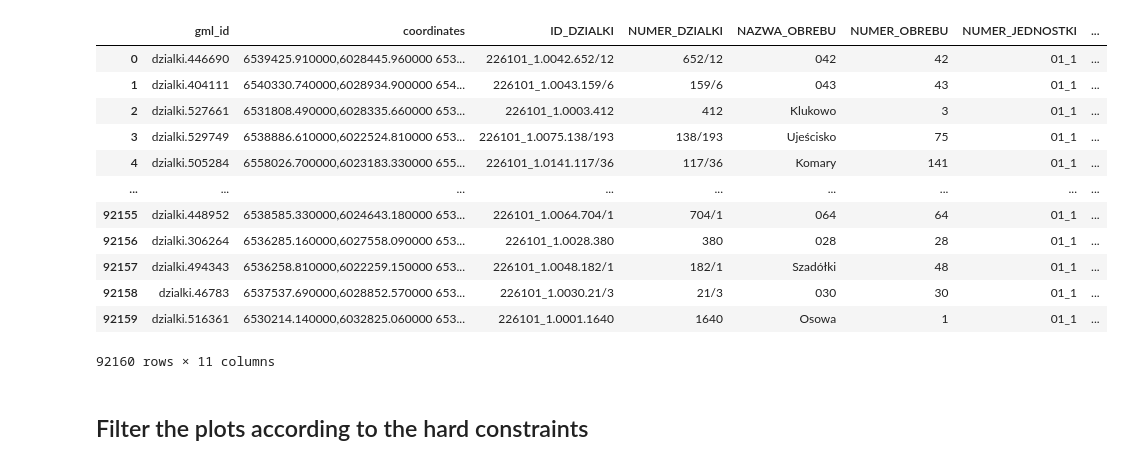
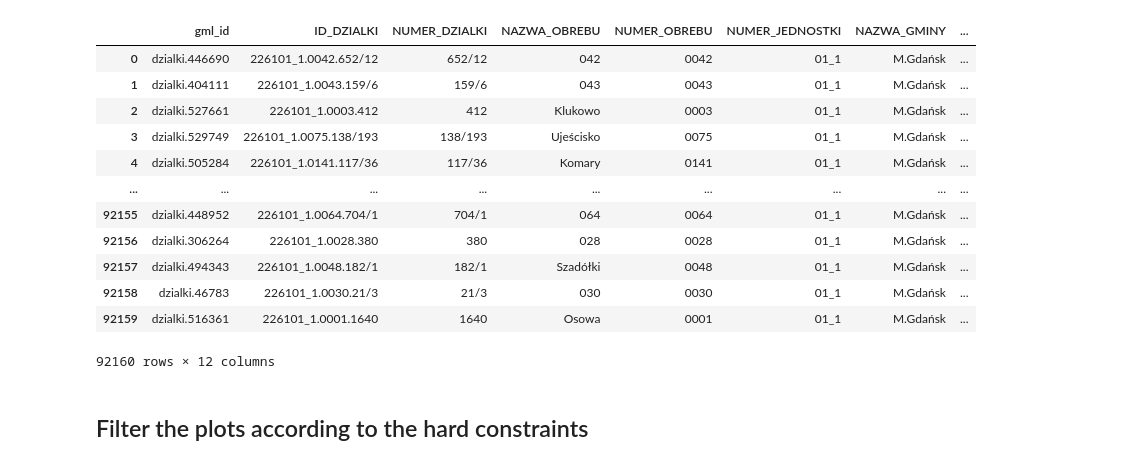
Before and after one commit to archiboi69/archestra, a Jupyter notebook: site_selection.ipynb, the cells around one changed output. Cells and saved outputs as stored; diff of their text form; code cells hidden in the pictures.

```diff
--- a/site_selection.ipynb
+++ b/site_selection.ipynb
@@ -20,32 +20,31 @@ min_shape_index = 0.6
 max_distance_to_road = 10 #m
 # %%
 # Read the data
-plots = gpd.read_file("/Users/michaldeja/Documents/GitHub/archestra/data/GIS/2261_dzialki_egib_wfs_gml.gml")
-buildings = gpd.read_file("/Users/michaldeja/Documents/GitHub/archestra/data/GIS/2261_budynki_egib_wfs_gml.gml")
-roads = gpd.read_file("/Users/michaldeja/Documents/GitHub/archestra/data/GIS/2261_ulice_egib_wfs_gml.gml")
+plots = gpd.read_file("/Users/michaldeja/Documents/GitHub/archestra/data/GIS/EGIB/2261_dzialki_egib_wfs_gml.gml")
+buildings = gpd.read_file("/Users/michaldeja/Documents/GitHub/archestra/data/GIS/EGIB/2261_budynki_egib_wfs_gml.gml")
+roads = gpd.read_file("/Users/michaldeja/Documents/GitHub/archestra/data/GIS/EGIB/2261_ulice_egib_wfs_gml.gml")
 local_plans = gpd.read_file("/Users/michaldeja/Documents/GitHub/archestra/data/GIS/ZbiorAPP_MPZP_Gdansk.gml", layer="AktPlanowaniaPrzestrzennego")
-churches = gpd.read_file("/Users/michaldeja/Documents/GitHub/archestra/data/GIS/churches.gpkg")
 green_areas = gpd.read_file("/Users/michaldeja/Documents/GitHub/archestra/data/GIS/green_areas.gpkg")
 noise_map = gpd.read_file("/Users/michaldeja/Documents/GitHub/archestra/data/GIS/noise/noise_map.gpkg")
 neighborhoods = gpd.read_file("/Users/michaldeja/Documents/GitHub/archestra/data/GIS/rejony_transportowe.gpkg")
 city_boundary = gpd.read_file("/Users/michaldeja/Documents/GitHub/archestra/data/GIS/city_boundary2180.gpkg")
 
 city_boundary.to_crs("EPSG:2177", inplace=True)
 plots.set_crs("EPSG:2177", inplace=True)
 # %% [output]
-|  | gml_id | coordinates | ID_DZIALKI | NUMER_DZIALKI | NAZWA_OBREBU | NUMER_OBREBU | NUMER_JEDNOSTKI | ... |
-| 0 | dzialki.446690 | 6539425.910000,6028445.960000 653... | 226101_1.0042.652/12 | 652/12 | 042 | 42 | 01_1 | ... |
-| 1 | dzialki.404111 | 6540330.740000,6028934.900000 654... | 226101_1.0043.159/6 | 159/6 | 043 | 43 | 01_1 | ... |
-| 2 | dzialki.527661 | 6531808.490000,6028335.660000 653... | 226101_1.0003.412 | 412 | Klukowo | 3 | 01_1 | ... |
-| 3 | dzialki.529749 | 6538886.610000,6022524.810000 653... | 226101_1.0075.138/193 | 138/193 | Ujeścisko | 75 | 01_1 | ... |
-| 4 | dzialki.505284 | 6558026.700000,6023183.330000 655... | 226101_1.0141.117/36 | 117/36 | Komary | 141 | 01_1 | ... |
+|  | gml_id | ID_DZIALKI | NUMER_DZIALKI | NAZWA_OBREBU | NUMER_OBREBU | NUMER_JEDNOSTKI | NAZWA_GMINY | ... |
+| 0 | dzialki.446690 | 226101_1.0042.652/12 | 652/12 | 042 | 0042 | 01_1 | M.Gdańsk | ... |
+| 1 | dzialki.404111 | 226101_1.0043.159/6 | 159/6 | 043 | 0043 | 01_1 | M.Gdańsk | ... |
+| 2 | dzialki.527661 | 226101_1.0003.412 | 412 | Klukowo | 0003 | 01_1 | M.Gdańsk | ... |
+| 3 | dzialki.529749 | 226101_1.0075.138/193 | 138/193 | Ujeścisko | 0075 | 01_1 | M.Gdańsk | ... |
+| 4 | dzialki.505284 | 226101_1.0141.117/36 | 117/36 | Komary | 0141 | 01_1 | M.Gdańsk | ... |
 | ... | ... | ... | ... | ... | ... | ... | ... | ... |
-| 92155 | dzialki.448952 | 6538585.330000,6024643.180000 653... | 226101_1.0064.704/1 | 704/1 | 064 | 64 | 01_1 | ... |
-| 92156 | dzialki.306264 | 6536285.160000,6027558.090000 653... | 226101_1.0028.380 | 380 | 028 | 28 | 01_1 | ... |
-| 92157 | dzialki.494343 | 6536258.810000,6022259.150000 653... | 226101_1.0048.182/1 | 182/1 | Szadółki | 48 | 01_1 | ... |
-| 92158 | dzialki.46783 | 6537537.690000,6028852.570000 653... | 226101_1.0030.21/3 | 21/3 | 030 | 30 | 01_1 | ... |
-| 92159 | dzialki.516361 | 6530214.140000,6032825.060000 653... | 226101_1.0001.1640 | 1640 | Osowa | 1 | 01_1 | ... |
+| 92155 | dzialki.448952 | 226101_1.0064.704/1 | 704/1 | 064 | 0064 | 01_1 | M.Gdańsk | ... |
+| 92156 | dzialki.306264 | 226101_1.0028.380 | 380 | 028 | 0028 | 01_1 | M.Gdańsk | ... |
+| 92157 | dzialki.494343 | 226101_1.0048.182/1 | 182/1 | Szadółki | 0048 | 01_1 | M.Gdańsk | ... |
+| 92158 | dzialki.46783 | 226101_1.0030.21/3 | 21/3 | 030 | 0030 | 01_1 | M.Gdańsk | ... |
+| 92159 | dzialki.516361 | 226101_1.0001.1640 | 1640 | Osowa | 0001 | 01_1 | M.Gdańsk | ... |
-92160 rows × 11 columns
+92160 rows × 12 columns
 # %% [markdown]
 ## Filter the plots according to the hard constraints
 # %%
```
Also changed, not shown: 7 other files.
